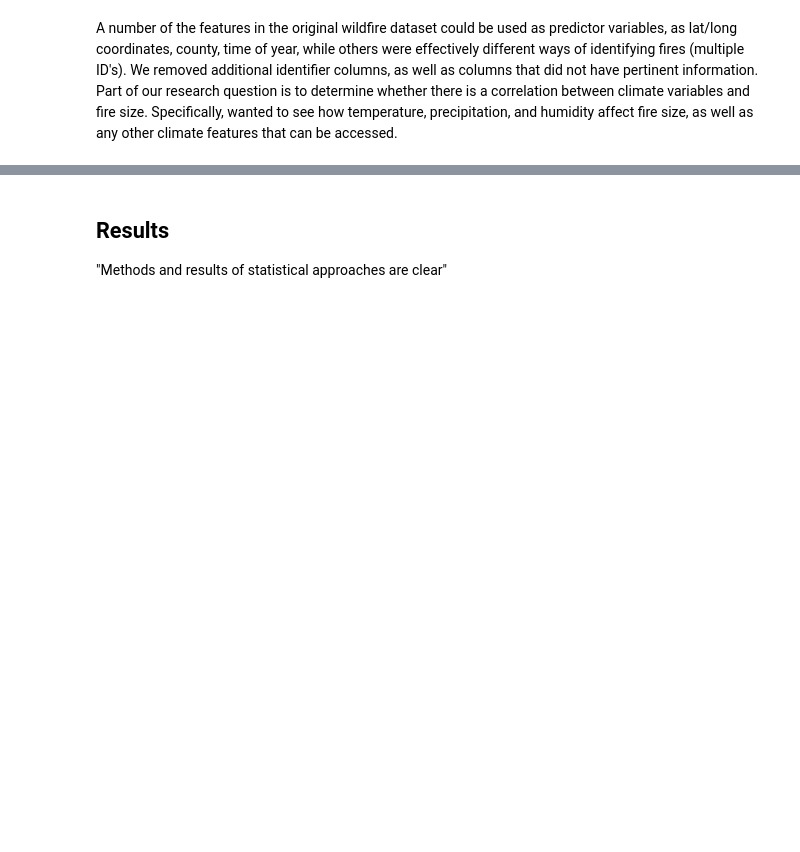
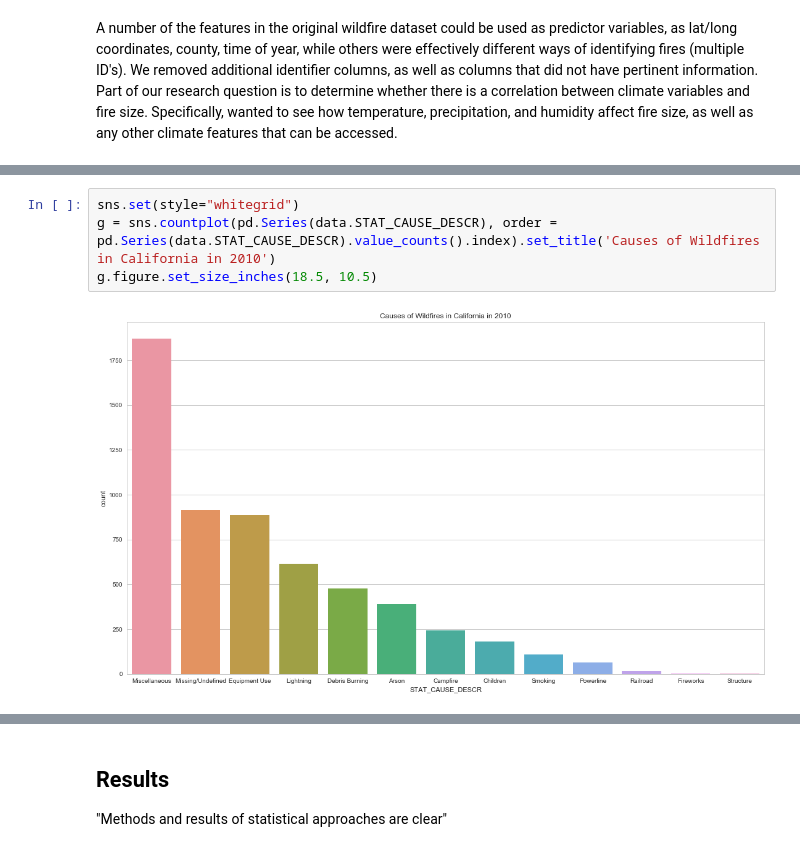
Before and after one commit to sjhangiani12/info370-final-project, a Jupyter notebook: Wildfire Resource.ipynb, the cells around one changed output, grey strips where cells are left out. Saved outputs shown, nothing was run; the diff lists cells and outputs as text; blank space fills up the shorter version.

```diff
--- a/Wildfire Resource.ipynb
+++ b/Wildfire Resource.ipynb
@@ -86,0 +111,6 @@ K-nearest neighbours is a non-parametric method used for classification and regr
+# %%
+sns.set(style="whitegrid")
+g = sns.countplot(pd.Series(data.STAT_CAUSE_DESCR), order = pd.Series(data.STAT_CAUSE_DESCR).value_counts().index).set_title('Causes of Wildfires in California in 2010')
+g.figure.set_size_inches(18.5, 10.5)
+# %% [output]
+[figure, added]
```
Also changed, not shown: parts of 13 cells of this notebook.
